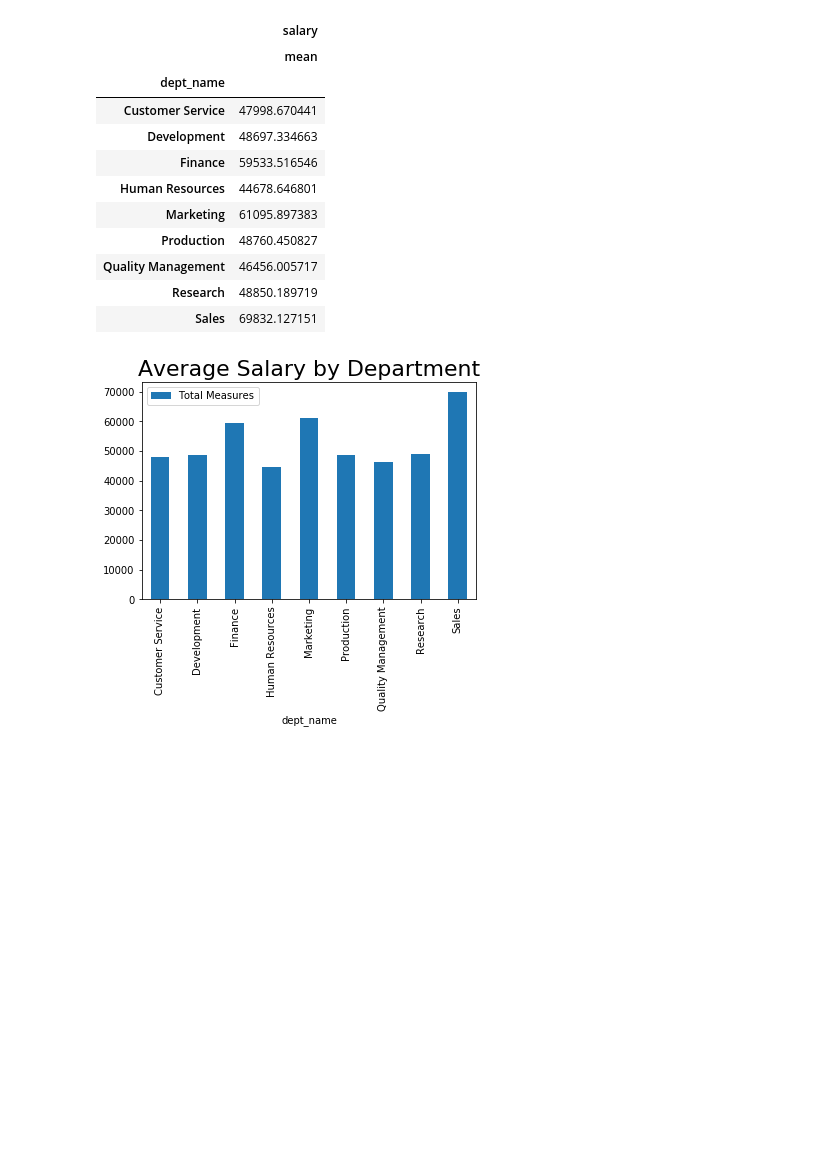
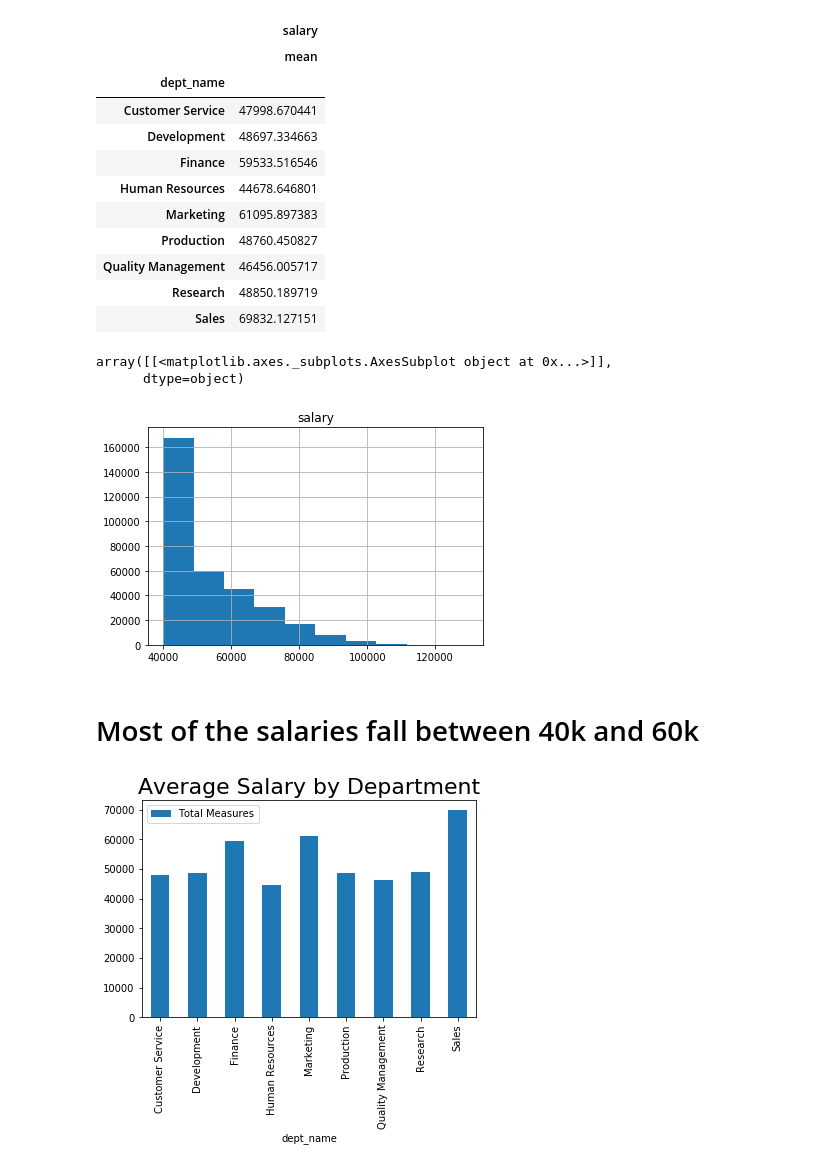
Before and after one commit to SanaRogers/sql-challenge, a Jupyter notebook: Untitled.ipynb, the cells around one changed output. Cells and saved outputs as stored; diff of their text form; code cells hidden in the pictures; blank space fills up the shorter version.

```diff
--- a/Untitled.ipynb
+++ b/Untitled.ipynb
@@ -120,6 +120,14 @@ salary_agg
 | Quality Management | 46456.005717 |
 | Research | 48850.189719 |
 | Sales | 69832.127151 |
+# %%
+final_merge.hist("salary",bins=10)
+# %% [output]
+array([[<matplotlib.axes._subplots.AxesSubplot object at 0x...>]],
+      dtype=object)
+[figure, added]
+# %% [markdown]
+# Most of the salaries fall between 40k and 60k
 # %%
 # calculate and plot salary averages by department
 salary_avg = final_merge.groupby("dept_name").mean()["salary"]
```
Also changed, not shown: parts of 5 cells of this notebook.
